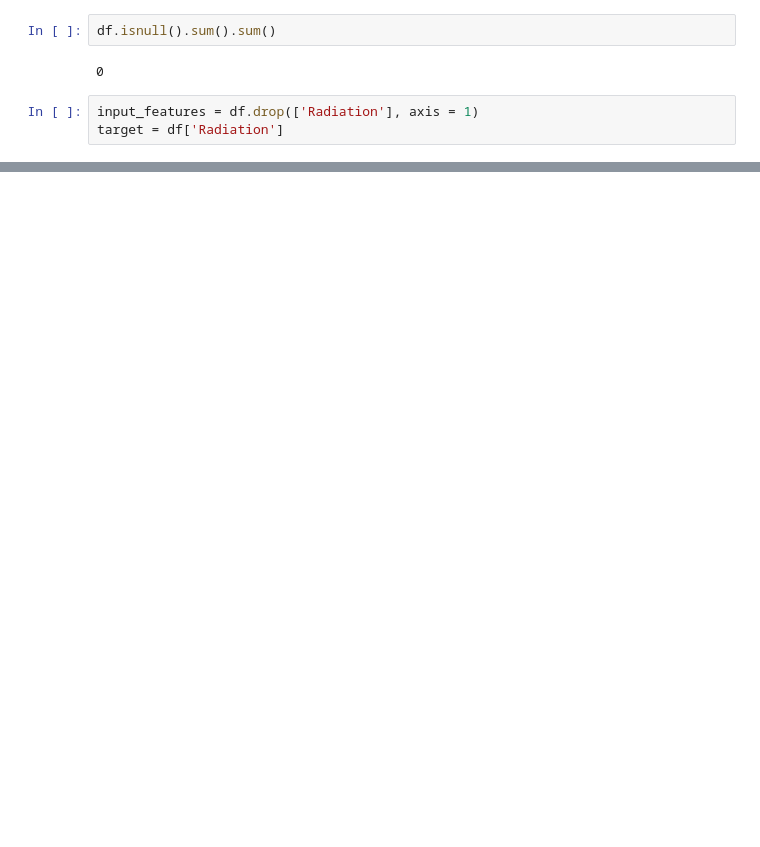
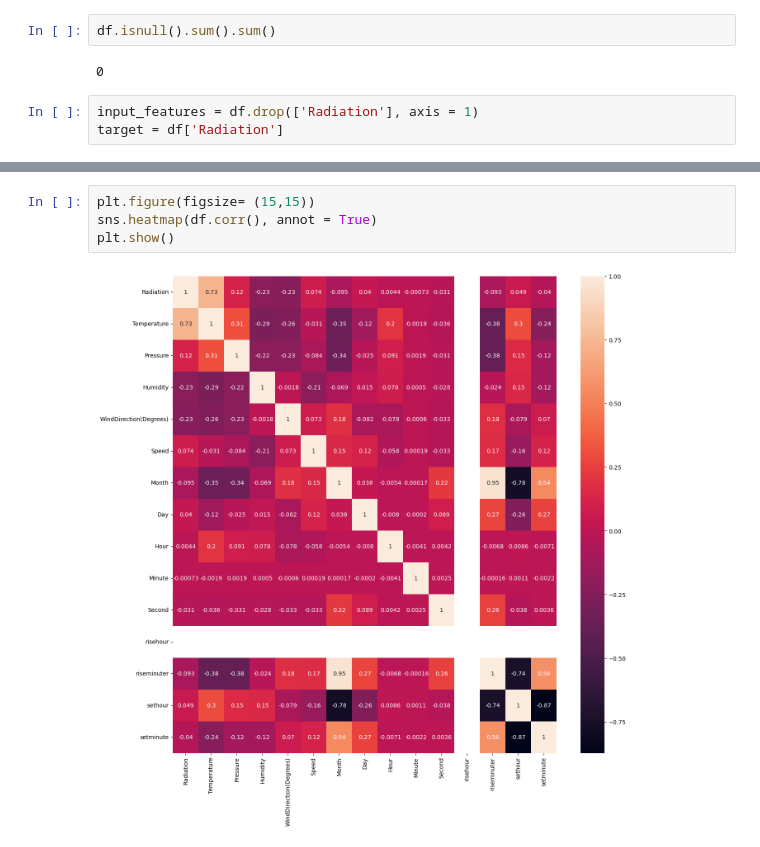
Before and after one commit to ArpitTripathi945/Solar_Irradiance_Prediction, a Jupyter notebook: Solar_Irradiance.ipynb, the cells around one changed output, grey strips where cells are left out. Saved outputs shown, nothing was run; the diff lists cells and outputs as text; blank space fills up the shorter version.

```diff
--- a/Solar_Irradiance.ipynb
+++ b/Solar_Irradiance.ipynb
@@ -188,0 +211,6 @@ target = df['Radiation']
+# %%
+plt.figure(figsize= (15,15))
+sns.heatmap(df.corr(), annot = True)
+plt.show()
+# %% [output]
+[figure, added]
```
Also changed, not shown: parts of 2 cells of this notebook.
